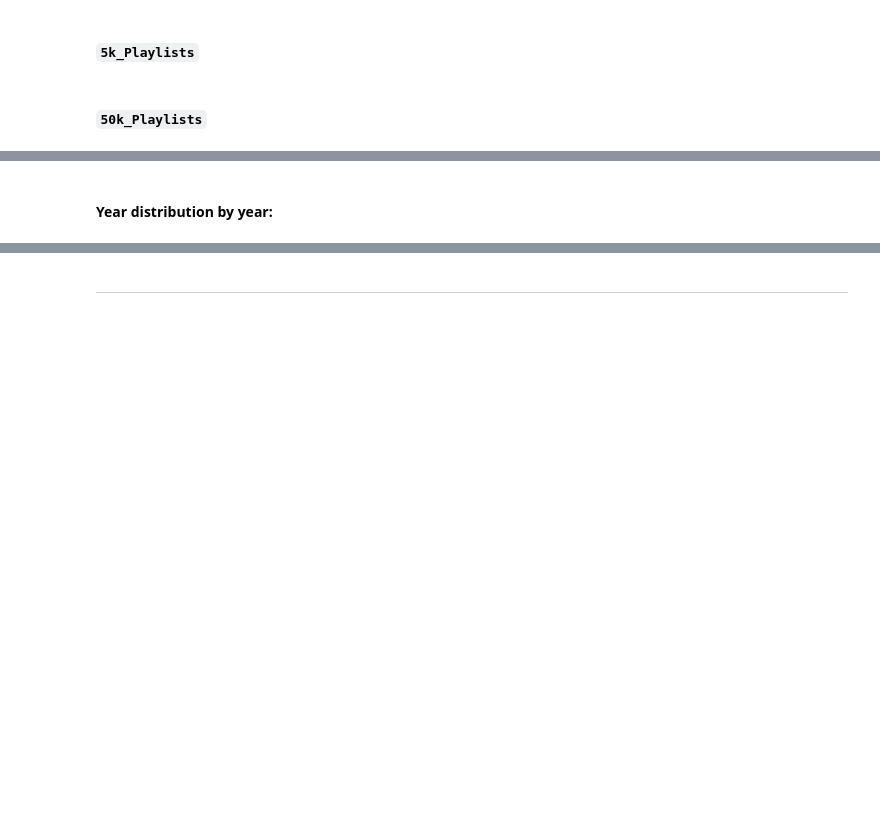
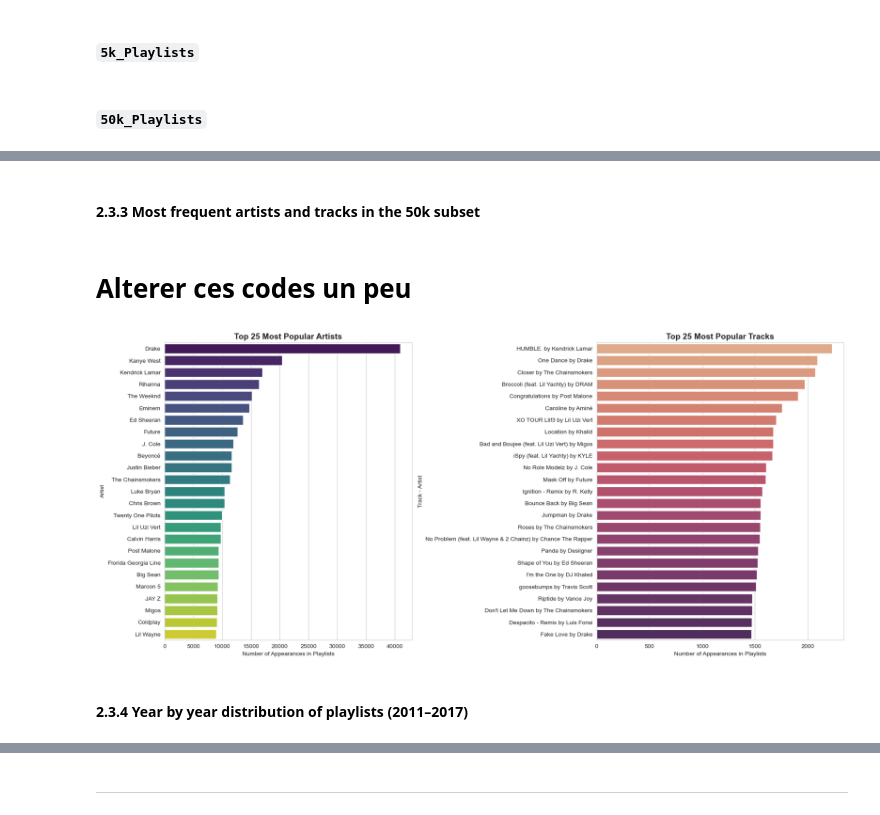
Before and after one commit to RomanLesicky/Data_Science_Project_INFO_H600, a Jupyter notebook: INFO_H600_Project.ipynb, the cells around one changed output, grey strips where cells are left out. Drawn from its saved outputs; the diff is of its cells as text; code cells hidden in the pictures; blank space fills up the shorter version.

```diff
--- a/INFO_H600_Project.ipynb
+++ b/INFO_H600_Project.ipynb
@@ -592,2 +692,63 @@ plt.show()
+# %% [markdown]
+#### 2.3.3 Most frequent artists and tracks in the 50k subset
+# %% [markdown]
+# Alterer ces codes un peu
+# %%
+# Just like before
+sns.set_style("whitegrid")
+
+# For both of these graphics we will be using track information.
+
+# The dataframe that we define is for the trop artist's, where we  count how many times each artist appears across all playlists
+Top_Aritists_DataFrame = (
+    playlist_track_DataFrame_50k.groupBy("artist_name") # so we group by the artist's name
+    .count() # we count them up
+    .orderBy(functions.col("count").desc()) # we order in a descending manner
+    .limit(25) # Doing trop 25 seems to be reasonable without being too excessive
+    .toPandas()
+    )
+
+# For the top tracks we shall be suing the playlist_track_DataFrame_50k dataframe.
+# This wil be grouped by both track and artist to avoid problems with the way the data are encoded (if we didn't do this we had weird results)
+
+Top_Tracks_DataFrame =(
+    playlist_track_DataFrame_50k.groupBy("track_name", "artist_name")
+    .count() # same logic as the previous dataframe
+    .orderBy(functions.col("count").desc())
+    .limit(25)
+    .toPandas()
+    )
+
+# Here we create labels to get the title of the Song "by" name of the artist
+Top_Tracks_DataFrame["label"] = Top_Tracks_DataFrame["track_name"] + " by " + Top_Tracks_DataFrame["artist_name"]
+
+# Same visualization just like the previous cells but here we use color pallets instead of one one color to signi
+
+figure, axes = plt.subplots(1, 2, figsize=(18, 8))
+
+# Left top 25 artists plot
+sns.barplot(
+    data=Top_Aritists_DataFrame,x="count",y="artist_name",hue="artist_name",
+    dodge=False, palette="viridis",legend=False,ax=axes[0]
+)
+
+axes[0].set_title("Top 25 Most Popular Artists", fontsize=14, fontweight='bold')
+axes[0].set_xlabel("Number of Appearances in Playlists")
+axes[0].set_ylabel("Artist")
+
+# Right top 25 tracks plot
+sns.barplot(
+    data=Top_Tracks_DataFrame, x="count", y="label",hue="label",
+    dodge=False, palette="flare", legend=False,ax=axes[1]
+)
+
+axes[1].set_title("Top 25 Most Popular Tracks", fontsize=14, fontweight='bold')
+axes[1].set_xlabel("Number of Appearances in Playlists")
+axes[1].set_ylabel("Track - Artist")
+
+plt.tight_layout()
+plt.show()
+# %% [output]
+[figure, added]
 # %% [markdown]
-#### Year distribution by year:
+#### 2.3.4  Year by year distribution of playlists (2011–2017)
```
Also changed, not shown: parts of 19 cells of this notebook, 2 other files.
